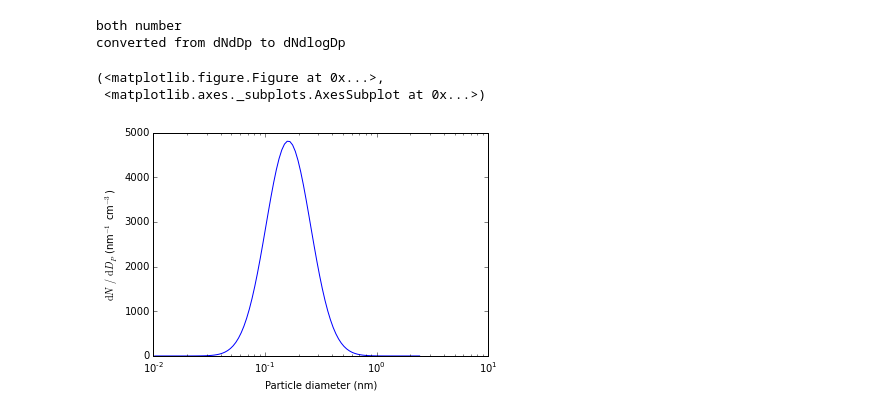
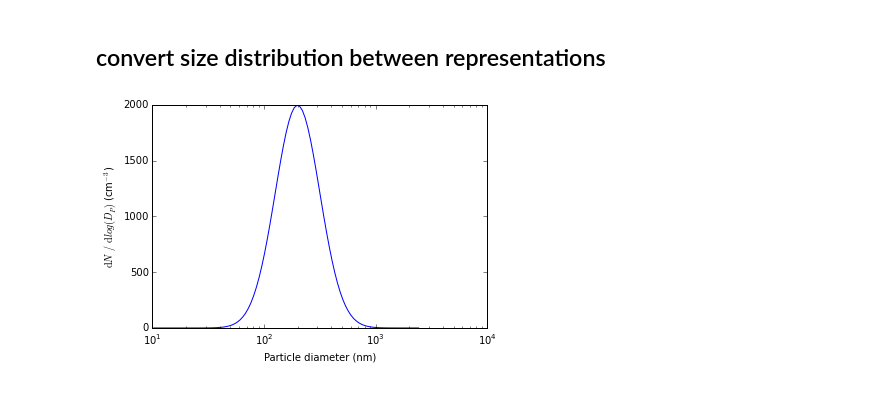
Before and after one commit to wblumberg/atm-py, a Jupyter notebook: examples/size_distribution.ipynb, the cells around one changed output. Saved outputs shown, nothing was run; the diff lists cells and outputs as text; code cells hidden in the pictures.

```diff
--- a/examples/size_distribution.ipynb
+++ b/examples/size_distribution.ipynb
@@ -20,9 +18,7 @@ sd.plot_distribution()
-# %%
-sd.convert2dNdlogDp()
-sd.plot_distribution()
-# %% [output]
-both number
-converted from dNdDp to dNdlogDp
-(<matplotlib.figure.Figure at 0x...>,
- <matplotlib.axes._subplots.AxesSubplot at 0x...>)
-[figure, removed]
+# %% [markdown]
+## convert size distribution between representations
+# %%
+sd = sd.convert2dNdlogDp() #this is not an inplace operation. It returns a new object
+f,a = sd.plot_distribution()
+# %% [output]
+[figure, added]
```
Also changed, not shown: parts of 12 cells of this notebook, 1 other file.
